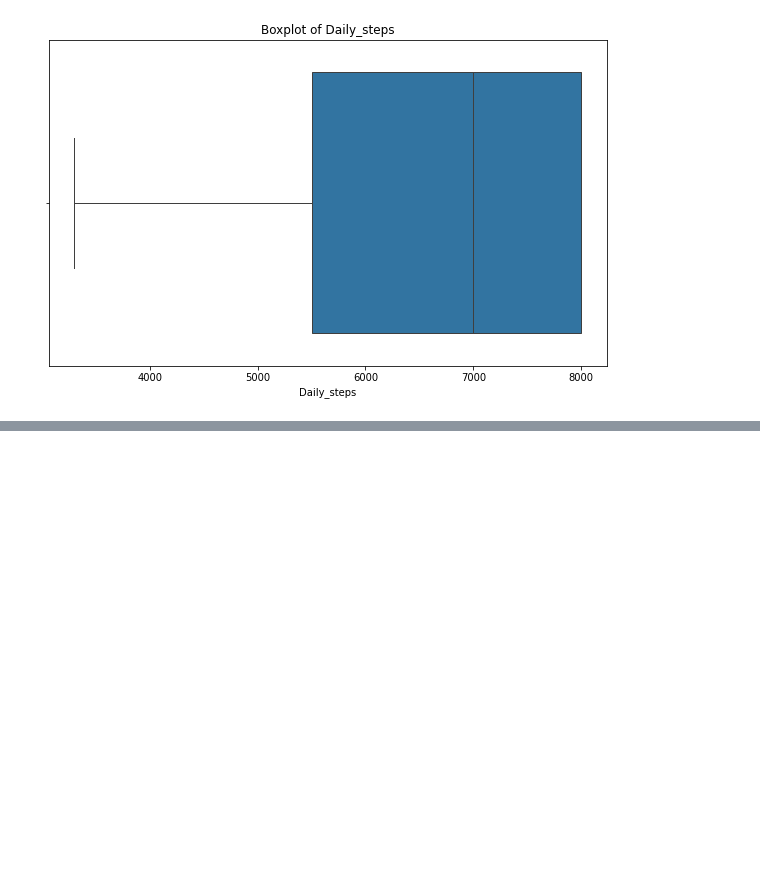
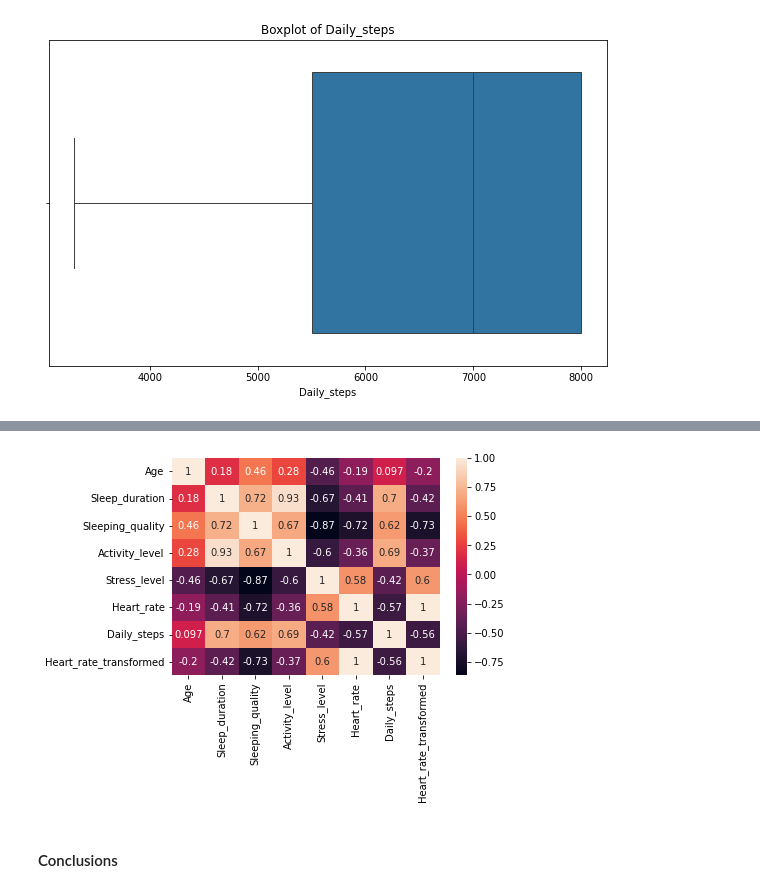
Before and after one commit to ledagale27/Sleep_Disorder, a Jupyter notebook: Sleep_Disorder.ipynb, the cells around one changed output, grey strips where cells are left out. Cells and saved outputs as stored; diff of their text form; code cells hidden in the pictures; blank space fills up the shorter version.

Commit message:
Attribute Correlation analysis

```diff
--- a/Sleep_Disorder.ipynb
+++ b/Sleep_Disorder.ipynb
@@ -334,12 +313,0 @@ Highly skewed columns: ['Heart_rate']
-# %%
-pt = PowerTransformer(method='yeo-johnson')
-
-for col in skewed_cols:
-    if (df[col] >= 0).all():
-        # Log1p transform (simple)
-        df[col + '_transformed'] = np.log1p(df[col])
-        print(f"Applied log1p transform on {col}")
-    else:
-        # Yeo-Johnson for mixed data
-        df[col + '_transformed'] = pt.fit_transform(df[[col]])
-        print(f"Applied Yeo-Johnson transform on {col}")
@@ -361,0 +322,3 @@ for col in skewed_cols:
+# %%
+correlation = df.corr(numeric_only=True)
+correlation
@@ -361,0 +335,7 @@ for col in skewed_cols:
+# %%
+import seaborn as sns
+heatmap = sns.heatmap(correlation, annot=True)
+# %% [output]
+[figure, added]
+# %% [markdown]
+#### Conclusions
```
Also changed, not shown: parts of 14 cells of this notebook.
